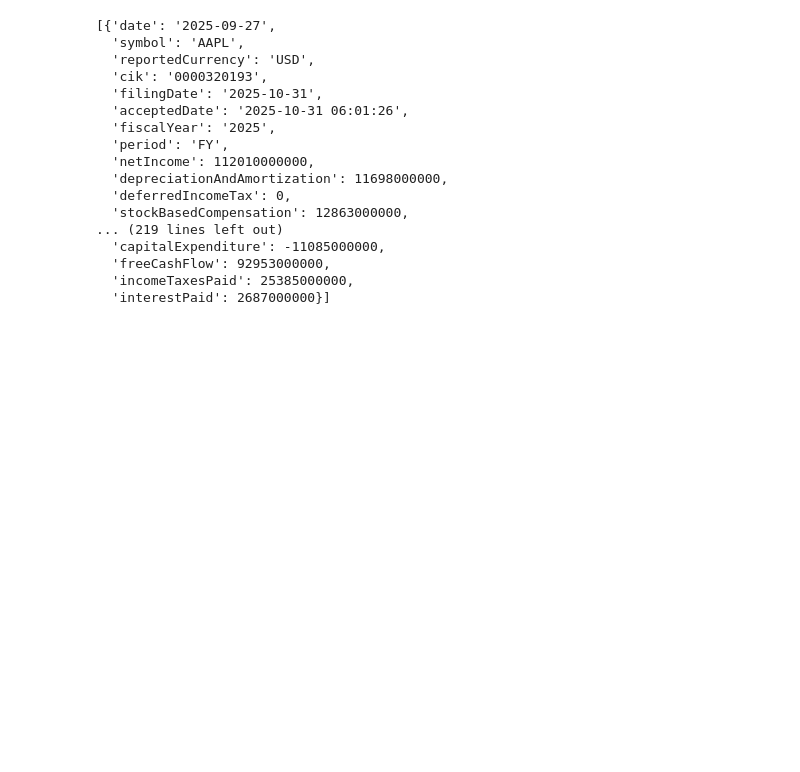
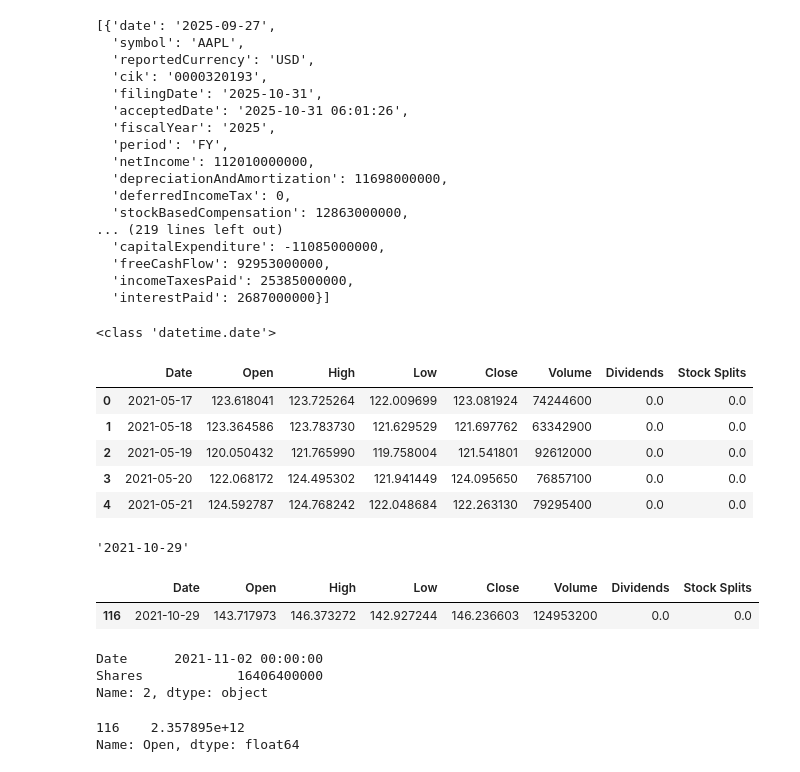
Before and after one commit to JustinWoo20/stock-backtesting, a Jupyter notebook: notebooks/test.ipynb, the cells around one changed output. Cells and saved outputs as stored; diff of their text form; code cells hidden in the pictures; blank space fills up the shorter version.

Commit message:
Calculate market cap for apple fiscal year 2020

```diff
--- a/notebooks/test.ipynb
+++ b/notebooks/test.ipynb
@@ -86,3 +92,56 @@ cash
   'freeCashFlow': 92953000000,
   'incomeTaxesPaid': 25385000000,
   'interestPaid': 2687000000}]
+# %%
+ticker = yf.Ticker('AAPL')
+shares = ticker.get_shares_full(start='2021-10-01')
+df_shares = pd.DataFrame(data=shares,  index=None, )
+df_shares.reset_index(inplace=True)
+df_shares = df_shares.rename(columns={'index': 'Date', 0: 'Shares'})
+df_shares['Date'] = pd.to_datetime(df_shares['Date']).dt.date
+print(type(df_shares['Date'][0]))
+# %% [output]
+<class 'datetime.date'>
+# %%
+price_history = ticker.history('5y')
+price_history = price_history.reset_index()
+price_history['Date'] = pd.to_datetime(price_history['Date']).dt.date
+price_history.head()
+# %% [output]
+|  | Date | Open | High | Low | Close | Volume | Dividends | Stock Splits |
+| 0 | 2021-05-17 | 123.618041 | 123.725264 | 122.009699 | 123.081924 | 74244600 | 0.0 | 0.0 |
+| 1 | 2021-05-18 | 123.364586 | 123.783730 | 121.629529 | 121.697762 | 63342900 | 0.0 | 0.0 |
+| 2 | 2021-05-19 | 120.050432 | 121.765990 | 119.758004 | 121.541801 | 92612000 | 0.0 | 0.0 |
+| 3 | 2021-05-20 | 122.068172 | 124.495302 | 121.941449 | 124.095650 | 76857100 | 0.0 | 0.0 |
+| 4 | 2021-05-21 | 124.592787 | 124.768242 | 122.048684 | 122.263130 | 79295400 | 0.0 | 0.0 |
+# %%
+file_date_2021 = pd.to_datetime(balance[4]['filingDate']).strftime('%Y-%m-%d')
+file_date_2021
+# %% [output]
+'2021-10-29'
+# %%
+# First convert date to strings
+price_history['Date'] = pd.to_datetime(price_history['Date']).dt.strftime('%Y-%m-%d')
+filing_date_stock_price = price_history[price_history['Date'] == file_date_2021]
+filing_date_stock_price
+# %% [output]
+|  | Date | Open | High | Low | Close | Volume | Dividends | Stock Splits |
+| 116 | 2021-10-29 | 143.717973 | 146.373272 | 142.927244 | 146.236603 | 124953200 | 0.0 | 0.0 |
+# %%
+# first convert file date to datetime
+file_date_2021 = pd.to_datetime(file_date_2021)
+df_shares['Date'] = pd.to_datetime(df_shares['Date'])
+
+closest_date = (df_shares['Date'] - file_date_2021).abs().idxmin()
+closest_row = df_shares.loc[closest_date]
+closest_row
+# %% [output]
+Date      2021-11-02 00:00:00
+Shares            16406400000
+Name: 2, dtype: object
+# %%
+market_cap_2021 = filing_date_stock_price['Open'] * closest_row['Shares']
+market_cap_2021
+# %% [output]
+116    2.357895e+12
+Name: Open, dtype: float64
```
Also changed, not shown: parts of 4 cells of this notebook.
